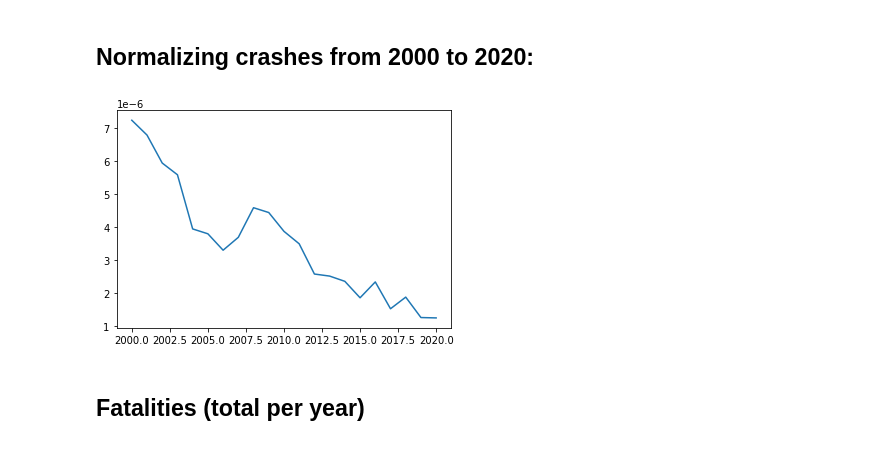
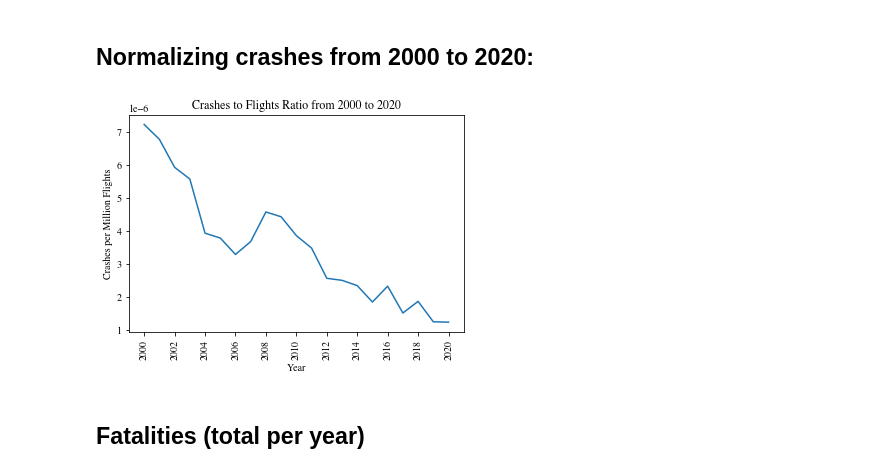
Before and after one commit to bgrantBoards/midterm-keanu-ben, a Jupyter notebook: notebook.ipynb, the cells around one changed output. Cells and saved outputs as stored; diff of their text form; code cells hidden in the pictures.

```diff
--- a/notebook.ipynb
+++ b/notebook.ipynb
@@ -106,10 +161,17 @@ flights_and_crashes["crashes"] = crashes_00_20["crashes"]
 # normalize crashes by year
 flights_and_crashes["normalized"] = [ row["crashes"]/row["flights"] for _, row in flights_00_20.iterrows()]
-# %%
-plt.plot(flights_and_crashes["year"], flights_and_crashes["normalized"])
-plt.show()
-# %% [output]
-[figure, removed]
+# %%
+plt.plot(flights_and_crashes["year"], flights_and_crashes["normalized"])
+
+# Plot labeling
+plt.title("Crashes to Flights Ratio from 2000 to 2020")
+plt.ylabel("Crashes per Million Flights")
+plt.xlabel("Year")
+plt.xticks(range(2000, 2021, 2), rotation='vertical')
+
+plt.show()
+# %% [output]
+[figure, added]
 # %% [markdown]
 ## Fatalities (total per year)
 # %%
```
Also changed, not shown: parts of 20 cells of this notebook.
